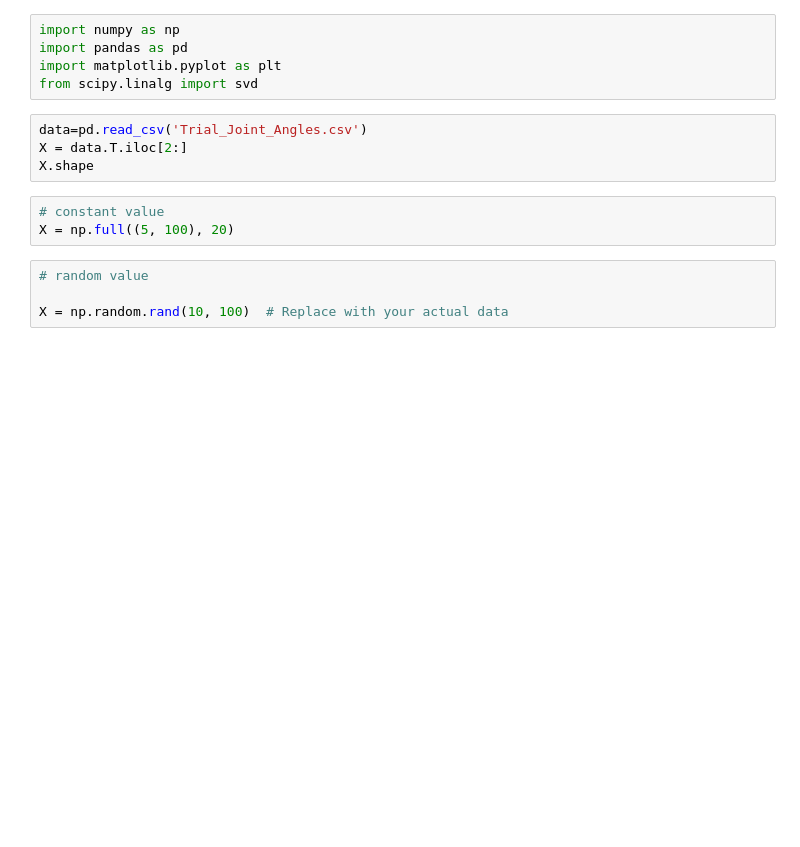
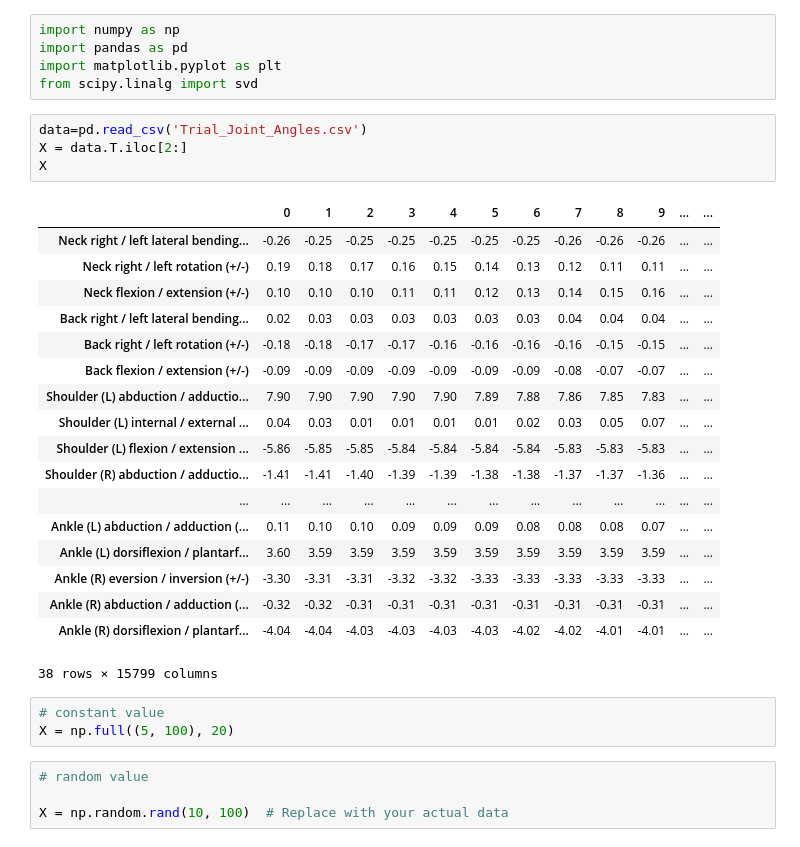
Before and after one commit to 11hoda11/fusion, a Jupyter notebook: DMD.ipynb, the cells around one changed output. Drawn from its saved outputs; the diff is of its cells as text; blank space fills up the shorter version.

```diff
--- a/DMD.ipynb
+++ b/DMD.ipynb
@@ -6,7 +6,26 @@ from scipy.linalg import svd
 # %%
 data=pd.read_csv('Trial_Joint_Angles.csv')
 X = data.T.iloc[2:]
-X.shape
+X
+# %% [output]
+|  | 0 | 1 | 2 | 3 | 4 | 5 | 6 | 7 | 8 | 9 | ... | ... |
+| Neck right / left lateral bending... | -0.26 | -0.25 | -0.25 | -0.25 | -0.25 | -0.25 | -0.25 | -0.26 | -0.26 | -0.26 | ... | ... |
+| Neck right / left rotation (+/-) | 0.19 | 0.18 | 0.17 | 0.16 | 0.15 | 0.14 | 0.13 | 0.12 | 0.11 | 0.11 | ... | ... |
+| Neck flexion / extension (+/-) | 0.10 | 0.10 | 0.10 | 0.11 | 0.11 | 0.12 | 0.13 | 0.14 | 0.15 | 0.16 | ... | ... |
+| Back right / left lateral bending... | 0.02 | 0.03 | 0.03 | 0.03 | 0.03 | 0.03 | 0.03 | 0.04 | 0.04 | 0.04 | ... | ... |
+| Back right / left rotation (+/-) | -0.18 | -0.18 | -0.17 | -0.17 | -0.16 | -0.16 | -0.16 | -0.16 | -0.15 | -0.15 | ... | ... |
+| Back flexion / extension (+/-) | -0.09 | -0.09 | -0.09 | -0.09 | -0.09 | -0.09 | -0.09 | -0.08 | -0.07 | -0.07 | ... | ... |
+| Shoulder (L) abduction / adductio... | 7.90 | 7.90 | 7.90 | 7.90 | 7.90 | 7.89 | 7.88 | 7.86 | 7.85 | 7.83 | ... | ... |
+| Shoulder (L) internal / external ... | 0.04 | 0.03 | 0.01 | 0.01 | 0.01 | 0.01 | 0.02 | 0.03 | 0.05 | 0.07 | ... | ... |
+| Shoulder (L) flexion / extension ... | -5.86 | -5.85 | -5.85 | -5.84 | -5.84 | -5.84 | -5.84 | -5.83 | -5.83 | -5.83 | ... | ... |
+| Shoulder (R) abduction / adductio... | -1.41 | -1.41 | -1.40 | -1.39 | -1.39 | -1.38 | -1.38 | -1.37 | -1.37 | -1.36 | ... | ... |
+| ... | ... | ... | ... | ... | ... | ... | ... | ... | ... | ... | ... | ... |
+| Ankle (L) abduction / adduction (... | 0.11 | 0.10 | 0.10 | 0.09 | 0.09 | 0.09 | 0.08 | 0.08 | 0.08 | 0.07 | ... | ... |
+| Ankle (L) dorsiflexion / plantarf... | 3.60 | 3.59 | 3.59 | 3.59 | 3.59 | 3.59 | 3.59 | 3.59 | 3.59 | 3.59 | ... | ... |
+| Ankle (R) eversion / inversion (+/-) | -3.30 | -3.31 | -3.31 | -3.32 | -3.32 | -3.33 | -3.33 | -3.33 | -3.33 | -3.33 | ... | ... |
+| Ankle (R) abduction / adduction (... | -0.32 | -0.32 | -0.31 | -0.31 | -0.31 | -0.31 | -0.31 | -0.31 | -0.31 | -0.31 | ... | ... |
+| Ankle (R) dorsiflexion / plantarf... | -4.04 | -4.04 | -4.03 | -4.03 | -4.03 | -4.03 | -4.02 | -4.02 | -4.01 | -4.01 | ... | ... |
+38 rows × 15799 columns
 # %%
 # constant value
 X = np.full((5, 100), 20)
```
Also changed, not shown: parts of 6 cells of this notebook, 2 other files.
